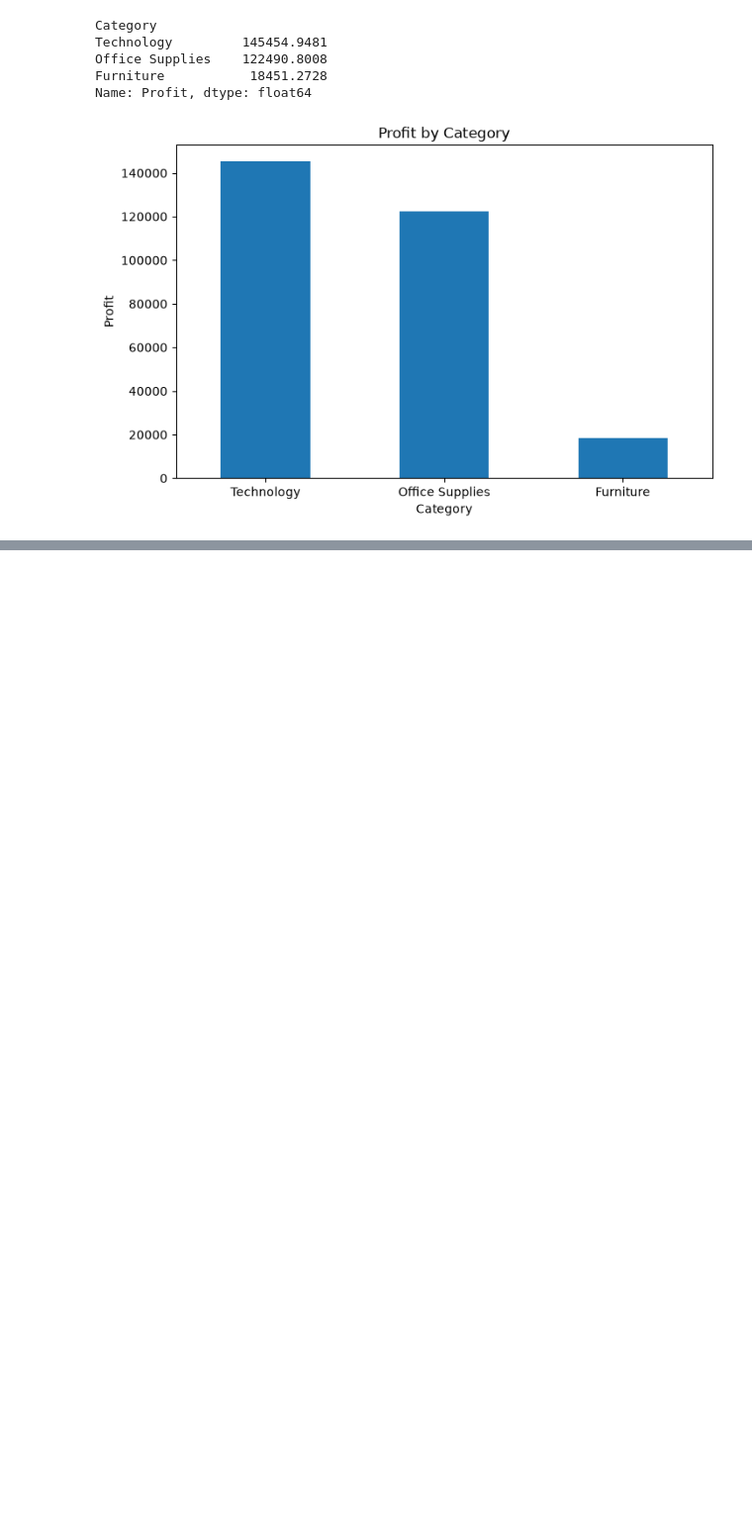
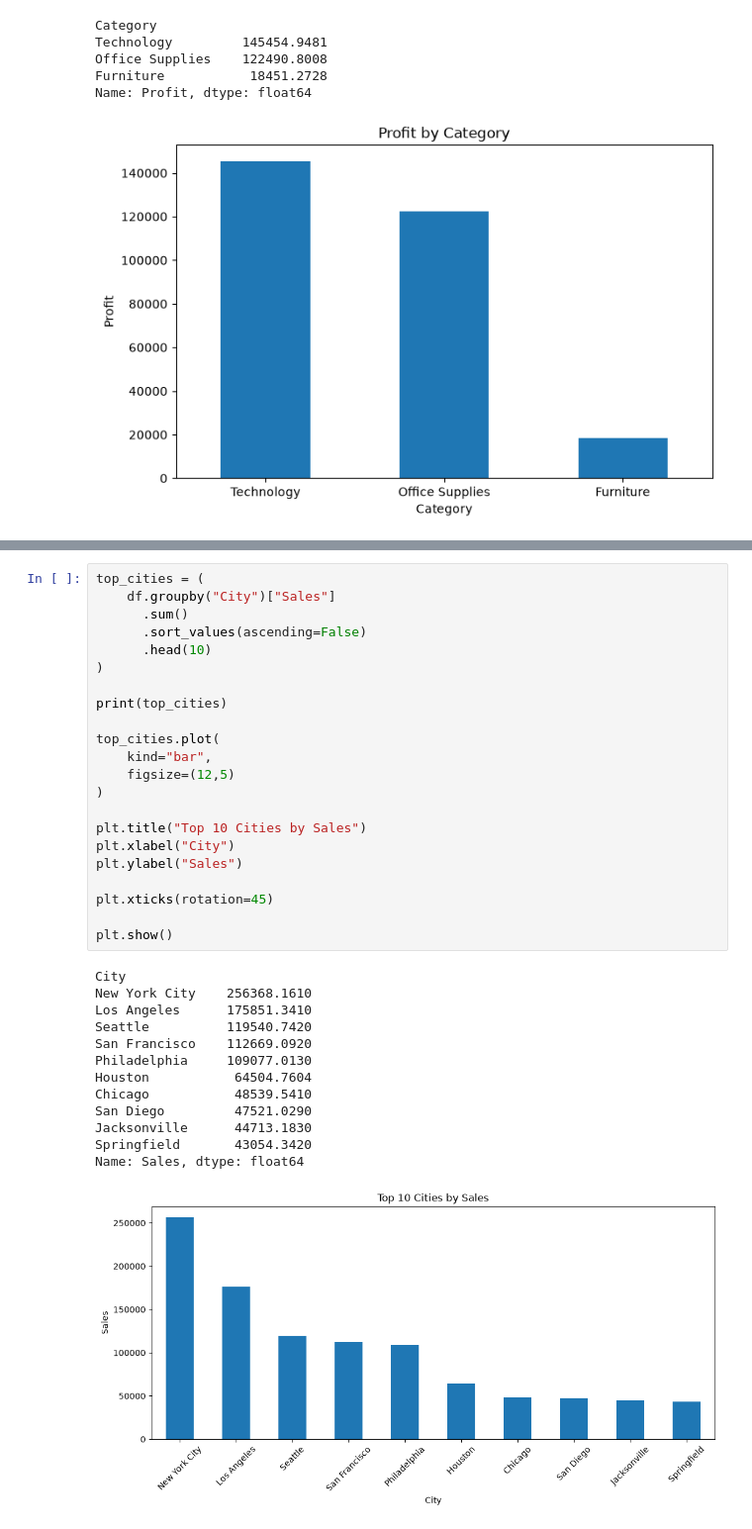
Before and after one commit to hemanth018-cell/retail-sales-analytics, a Jupyter notebook: notebooks/02_exploratory_data_analysis.ipynb, the cells around one changed output, grey strips where cells are left out. Shown at 99% size. Cells and saved outputs as stored; diff of their text form; blank space fills up the shorter version.

```diff
--- a/notebooks/02_exploratory_data_analysis.ipynb
+++ b/notebooks/02_exploratory_data_analysis.ipynb
@@ -113,0 +203,36 @@ Name: Profit, dtype: float64
+# %%
+top_cities = (
+    df.groupby("City")["Sales"]
+      .sum()
+      .sort_values(ascending=False)
+      .head(10)
+)
+
+print(top_cities)
+
+top_cities.plot(
+    kind="bar",
+    figsize=(12,5)
+)
+
+plt.title("Top 10 Cities by Sales")
+plt.xlabel("City")
+plt.ylabel("Sales")
+
+plt.xticks(rotation=45)
+
+plt.show()
+# %% [output]
+City
+New York City    256368.1610
+Los Angeles      175851.3410
+Seattle          119540.7420
+San Francisco    112669.0920
+Philadelphia     109077.0130
+Houston           64504.7604
+Chicago           48539.5410
+San Diego         47521.0290
+Jacksonville      44713.1830
+Springfield       43054.3420
+Name: Sales, dtype: float64
+[figure, added]
```
Also changed, not shown: parts of 7 cells of this notebook.
